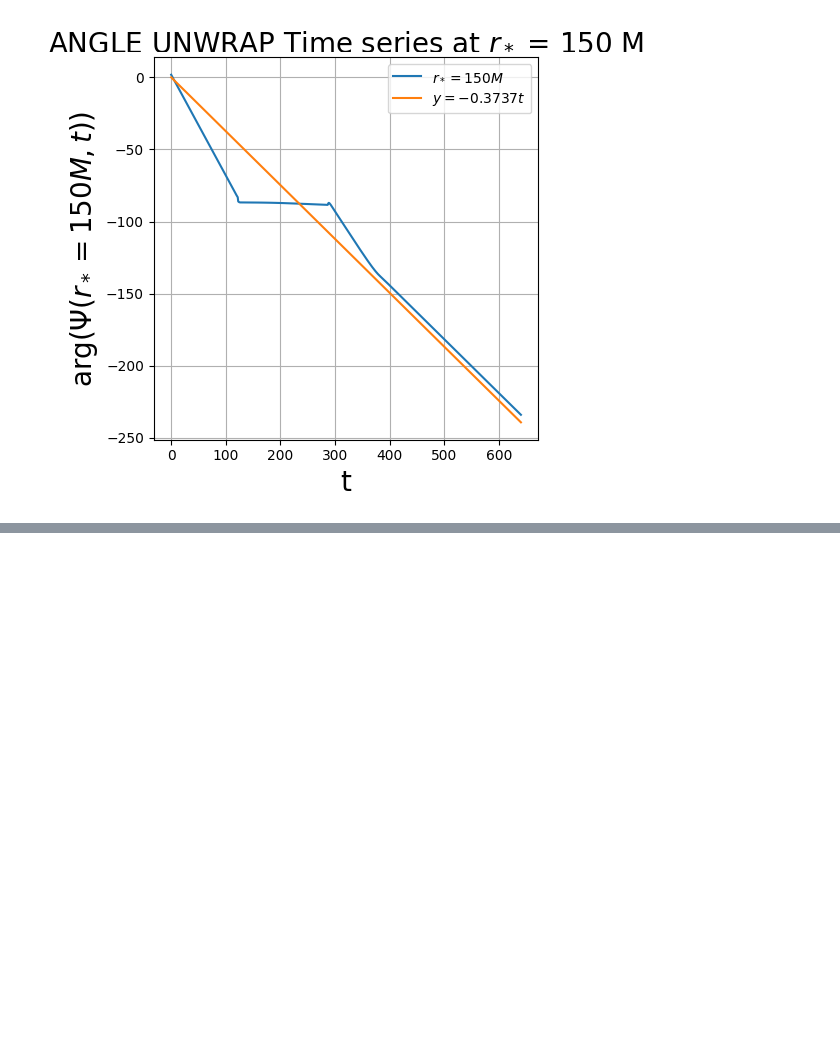
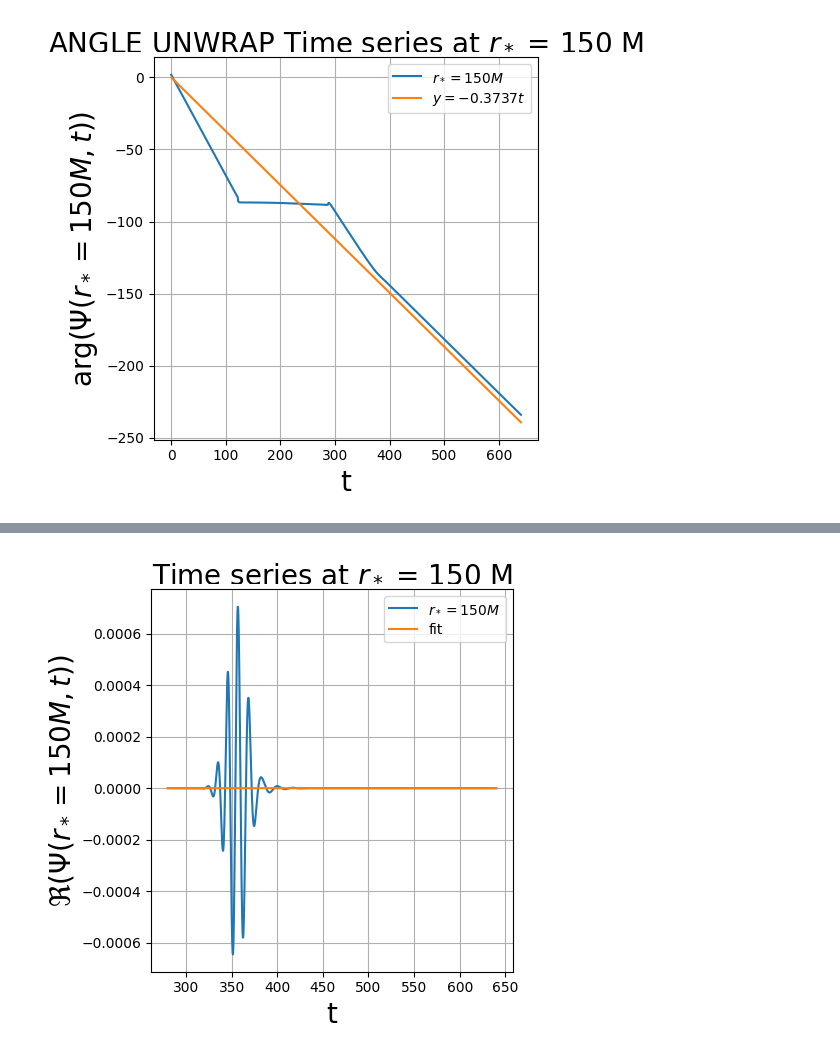
Before and after one commit to dakeerie/MSci-Project, a Jupyter notebook: Results.ipynb, the cells around one changed output, grey strips where cells are left out. Cells and saved outputs as stored; diff of their text form; code cells hidden in the pictures; blank space fills up the shorter version.

```diff
--- a/Results.ipynb
+++ b/Results.ipynb
@@ -248,0 +289,22 @@ plt.show()
+# %%
+def cosine_sum(t, A, dec1, osc1):
+    term1 = A*np.exp(-dec1*t)*np.cos(osc1*t)
+    # term2 = B*np.exp(-dec2*t)*np.cos(osc2*t)
+    return term1
+
+params, params_covariance = optimize.curve_fit(cosine_sum, times[idx_lower:idx_upper], qnm_ts.real[idx_lower:idx_upper], p0 = [50, 1, 1])
+
+plt.figure(figsize = (5, 5))
+plt.plot(times[idx_lower:idx_upper], qnm_ts.real[idx_lower:idx_upper], label = rf'$r_* = {extraction_radii[1]} M$')
+plt.plot(times[idx_lower:idx_upper], cosine_sum(times[idx_lower:idx_upper], params[0], params[1], params[2]), label = 'fit')
+plt.xlabel('t', fontsize = 20)
+plt.ylabel(rf'$\Re \left(\Psi (r_*={extraction_radii[1]} M, t) \right)$', fontsize = 20)
+plt.title(rf'Time series at $r_*$ = {extraction_radii[1]} M', fontsize = 20)
+# plt.yscale('log')
+# plt.xlim(400, 450)
+# plt.ylim(-0.0002, 0.0002)
+plt.legend()
+plt.grid()
+plt.tight_layout()
+# %% [output]
+[figure, added]
```
Also changed, not shown: parts of 3 cells of this notebook, 1 other file.
